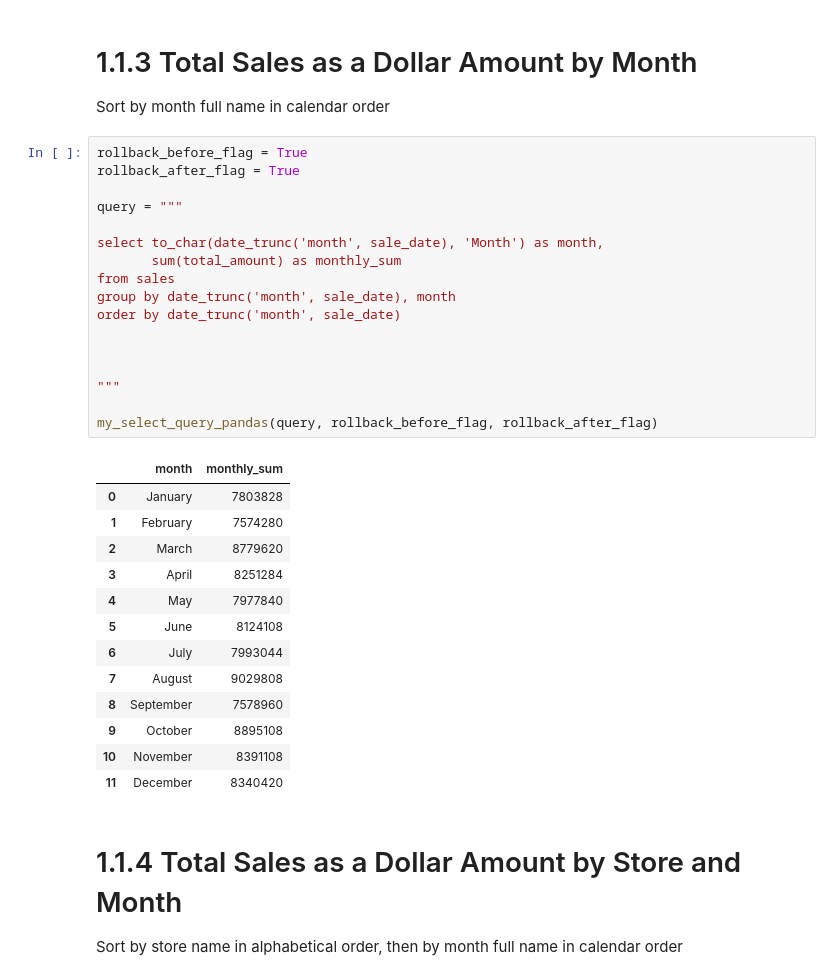
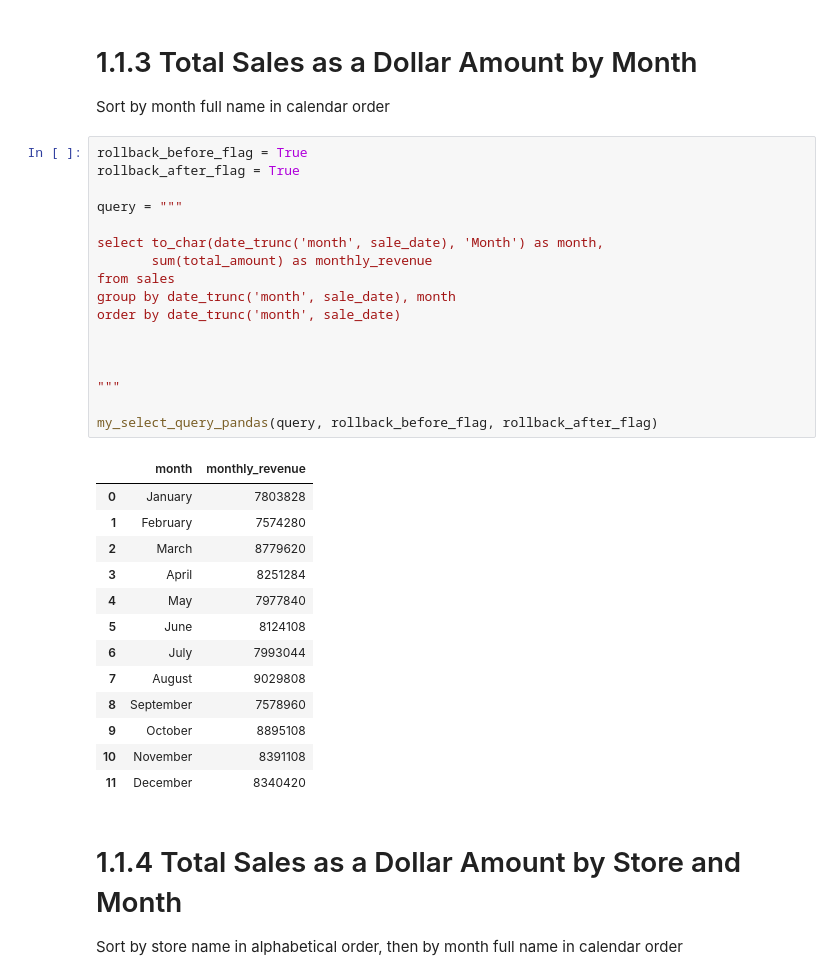
Before and after one commit to morinlandon12/ucb_mids_w205_project_1, a Jupyter notebook: project_1_1.ipynb, the cells around one changed output. Drawn from its saved outputs; the diff is of its cells as text.

```diff
--- a/project_1_1.ipynb
+++ b/project_1_1.ipynb
@@ -143,22 +147,22 @@ Sort by month full name in calendar order
 # %%
 rollback_before_flag = True
 rollback_after_flag = True
 
 query = """
 
 select to_char(date_trunc('month', sale_date), 'Month') as month,
-       sum(total_amount) as monthly_sum
+       sum(total_amount) as monthly_revenue
 from sales
 group by date_trunc('month', sale_date), month
 order by date_trunc('month', sale_date)
 
 
 
 """
 
 my_select_query_pandas(query, rollback_before_flag, rollback_after_flag)
 # %% [output]
-|  | month | monthly_sum |
+|  | month | monthly_revenue |
 | 0 | January | 7803828 |
 | 1 | February | 7574280 |
 | 2 | March | 8779620 |
```
Also changed, not shown: parts of 10 cells of this notebook, 2 other files.
